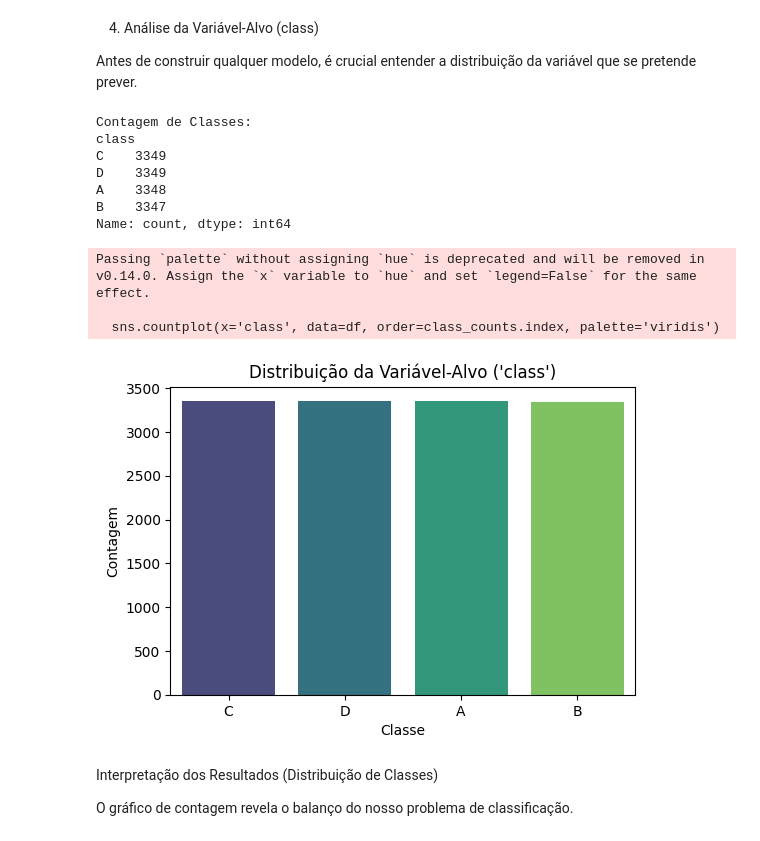
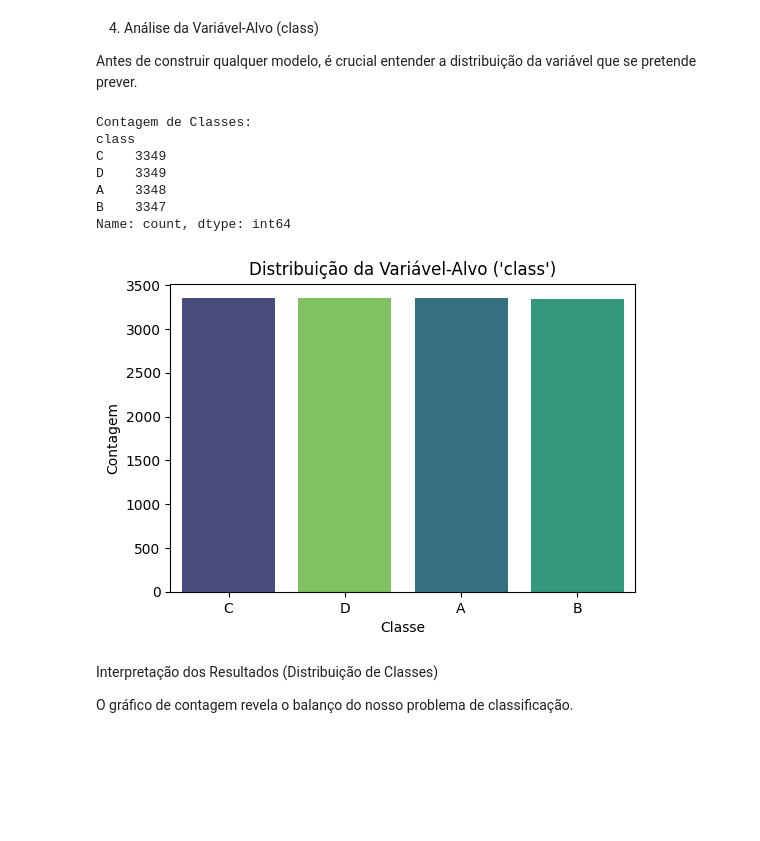
Before and after one commit to hugocruz13/Applied_ML_Models, a Jupyter notebook: EDA_Classificacao.ipynb, the cells around one changed output. Drawn from its saved outputs; the diff is of its cells as text; code cells hidden in the pictures; blank space fills up the shorter version.

```diff
--- a/EDA_Classificacao.ipynb
+++ b/EDA_Classificacao.ipynb
@@ -83,30 +83,26 @@ Interpretação dos Resultados (Carregamento)
 
 Antes de construir qualquer modelo, é crucial entender a distribuição da variável que se pretende prever.
 # %%
-# Distribuição da variável-alvo
-class_counts = df['class'].value_counts()
+class_counts = df['class'].value_counts() # Conta o número de ocorrências de cada valor único na coluna 'class'
 
 print("Contagem de Classes:")
 print(class_counts)
 
 plt.figure(figsize=(6, 4))
-sns.countplot(x='class', data=df, order=class_counts.index, palette='viridis')
+sns.countplot(x='class', data=df, order=class_counts.index, hue='class', palette='viridis', legend=False) # Cria um gráfico de barras para a contagem da variável 'class'
 plt.title("Distribuição da Variável-Alvo ('class')")
 plt.xlabel("Classe")
 plt.ylabel("Contagem")
-plt.show() #
+plt.show()
 # %% [output]
 Contagem de Classes:
 class
 C    3349
 D    3349
 A    3348
 B    3347
 Name: count, dtype: int64
-Passing `palette` without assigning `hue` is deprecated and will be removed in v0.14.0. Assign the `x` variable to `hue` and set `legend=False` for the same effect.
-
-  sns.countplot(x='class', data=df, order=class_counts.index, palette='viridis')
-[figure, old version]
+[figure, new version]
 # %% [markdown]
 Interpretação dos Resultados (Distribuição de Classes)
 
```
Also changed, not shown: parts of 6 cells of this notebook, 1 other file.
